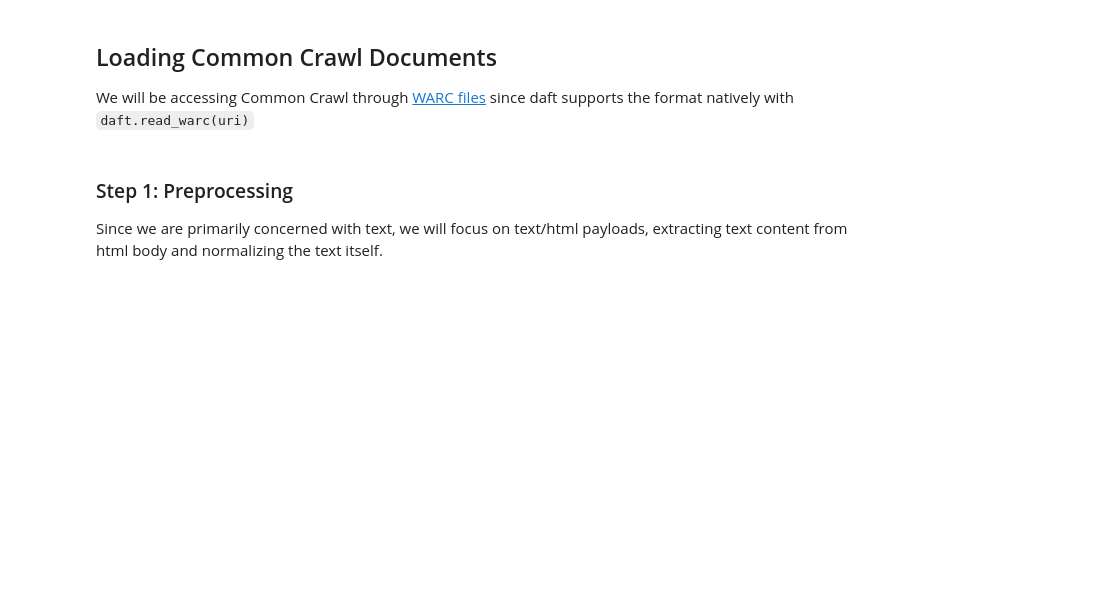
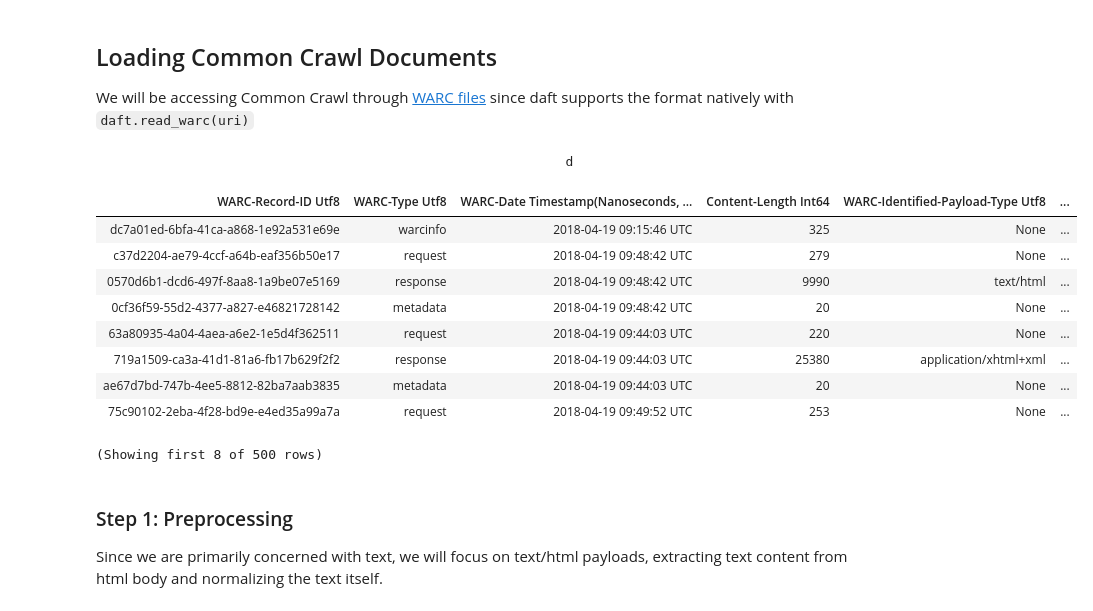
Before and after one commit to everettVT/daft-minhash-dedupe, a Jupyter notebook: workload/minhash_dedupe_common_crawl.ipynb, the cells around one changed output. Drawn from its saved outputs; the diff is of its cells as text; code cells hidden in the pictures; blank space fills up the shorter version.

```diff
--- a/workload/minhash_dedupe_common_crawl.ipynb
+++ b/workload/minhash_dedupe_common_crawl.ipynb
@@ -56,10 +58,25 @@ daft.set_planning_config(default_io_config=IO_CONFIG)
 
 We will be accessing Common Crawl through [WARC files](https://commoncrawl.org/blog/navigating-the-warc-file-format) since daft supports the format natively with `daft.read_warc(uri)`
 # %%
-NUM_ROWS = 1000 # We'll limit this demo to a small number of rows for our initial walkthrough
+NUM_ROWS = 500 # We'll limit this demo to a small number of rows for our initial walkthrough
+index_col = "block_id"
+content_col = "block"
 # %%
 df_warc = daft.read_warc("s3://commoncrawl/crawl-data/CC-MAIN-2018-17/segments/*/warc/*.warc.gz").limit(NUM_ROWS)
-df_warc.show(3) # Inspect the first 3 rows
+#df_warc.show(3) # Inspect the first 3 rows
+df_warc.collect()
+# %% [output]
+                                                            d
+| WARC-Record-ID Utf8 | WARC-Type Utf8 | WARC-Date Timestamp(Nanoseconds, ... | Content-Length Int64 | WARC-Identified-Payload-Type Utf8 | ... |
+| dc7a01ed-6bfa-41ca-a868-1e92a531e69e | warcinfo | 2018-04-19 09:15:46 UTC | 325 | None | ... |
+| c37d2204-ae79-4ccf-a64b-eaf356b50e17 | request | 2018-04-19 09:48:42 UTC | 279 | None | ... |
+| 0570d6b1-dcd6-497f-8aa8-1a9be07e5169 | response | 2018-04-19 09:48:42 UTC | 9990 | text/html | ... |
+| 0cf36f59-55d2-4377-a827-e46821728142 | metadata | 2018-04-19 09:48:42 UTC | 20 | None | ... |
+| 63a80935-4a04-4aea-a6e2-1e5d4f362511 | request | 2018-04-19 09:44:03 UTC | 220 | None | ... |
+| 719a1509-ca3a-41d1-81a6-fb17b629f2f2 | response | 2018-04-19 09:44:03 UTC | 25380 | application/xhtml+xml | ... |
+| ae67d7bd-747b-4ee5-8812-82ba7aab3835 | metadata | 2018-04-19 09:44:03 UTC | 20 | None | ... |
+| 75c90102-2eba-4f28-bd9e-e4ed35a99a7a | request | 2018-04-19 09:49:52 UTC | 253 | None | ... |
+(Showing first 8 of 500 rows)
 # %%
 # Lets investigate the different types of payloads we have:
 df_warc.select("WARC-Identified-Payload-Type").distinct().show()
```
Also changed, not shown: parts of 22 cells of this notebook, 4 other files.
